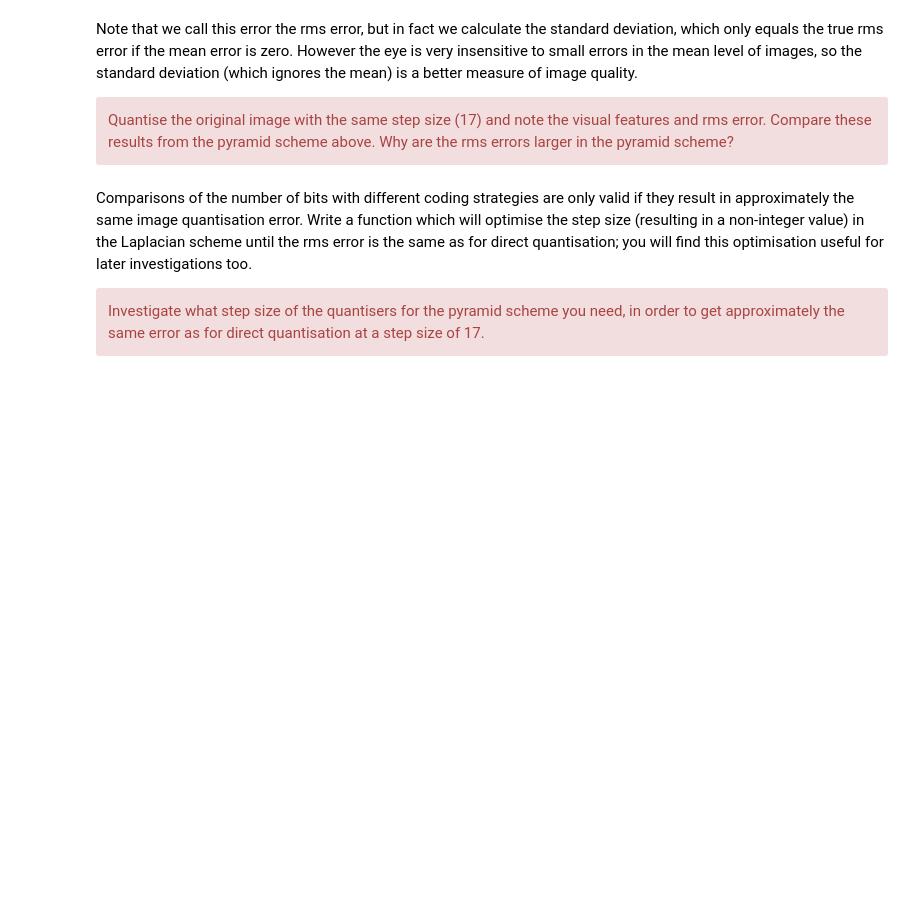
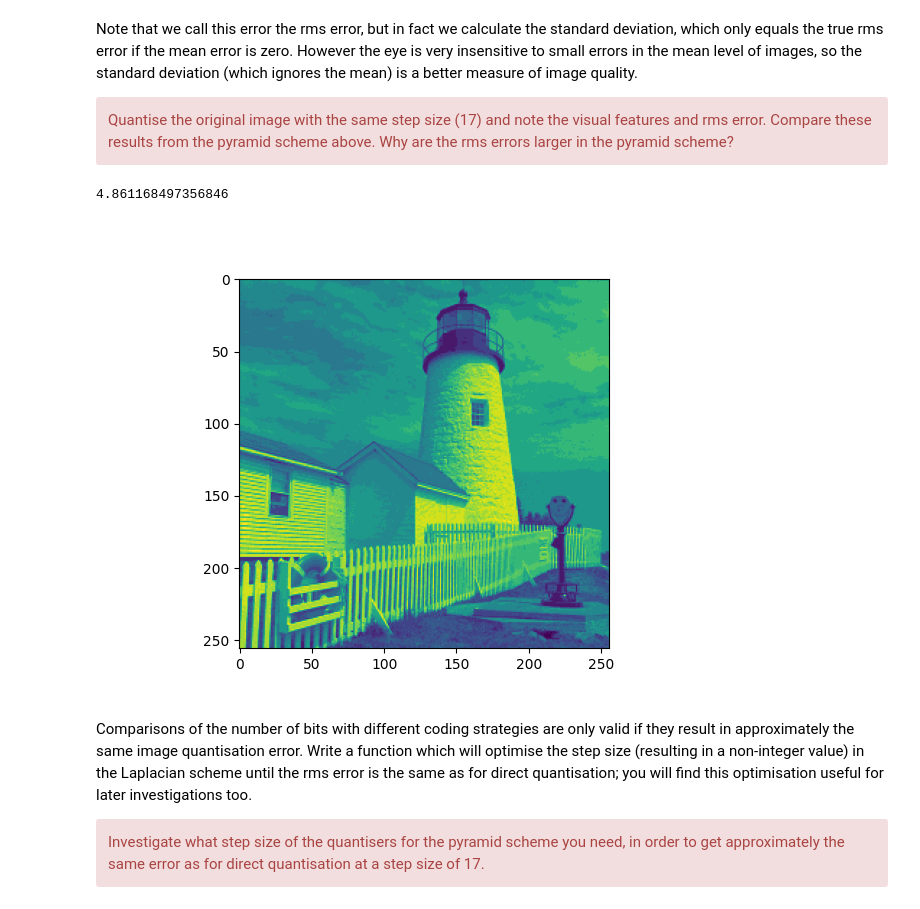
Before and after one commit to mas302/cued_sf2_lab, a Jupyter notebook: 6-laplacian-pyramid.ipynb, the cells around one changed output. Saved outputs shown, nothing was run; the diff lists cells and outputs as text; code cells hidden in the pictures; blank space fills up the shorter version.

```diff
--- a/6-laplacian-pyramid.ipynb
+++ b/6-laplacian-pyramid.ipynb
@@ -248,0 +424,8 @@ Calculate the entropies of images `X` `X1` `Y0` and hence the total numbers of b
+# %%
+# Write your code to calculate compression ratios here.
+step = 17
+print("entropy of X is: " + str(bpp(quantise(X,step)))) #X.size *
+print("entropy of X1 is: " + str(bpp(quantise(X1,step)))) #X1.size *
+print("entropy of Y0 is: " + str( bpp(quantise(Y0,step)))) #Y0.size *
+compression_ratio = (55929.71067909868 +106223.1616395992)/228119.03651868744
+print(compression_ratio)
@@ -263,6 +470,15 @@ Quantise the original image with the same step size (17) and note the visual fea
 # %%
 # Write your code to calculate the error from directly quantising the original
 # image.
+fig, ax = plt.subplots(1,1)
+X_quant = quantise(X,step)
+ax.imshow(X_quant)
+rms = np.std(X-X_quant)
+print(rms)
+plt.show()
+# %% [output]
+4.861168497356846
+[figure, added]
 # %% [markdown]
 Comparisons of the number of bits with different coding strategies are only valid if they result in approximately the same image quantisation error. Write a function which will optimise the step size (resulting in a non-integer value) in the Laplacian scheme until the rms error is the same as for direct quantisation; you will find this optimisation useful for later investigations too.
 <div class="alert alert-block alert-danger">
```
Also changed, not shown: parts of 39 cells of this notebook, 4 other files.
